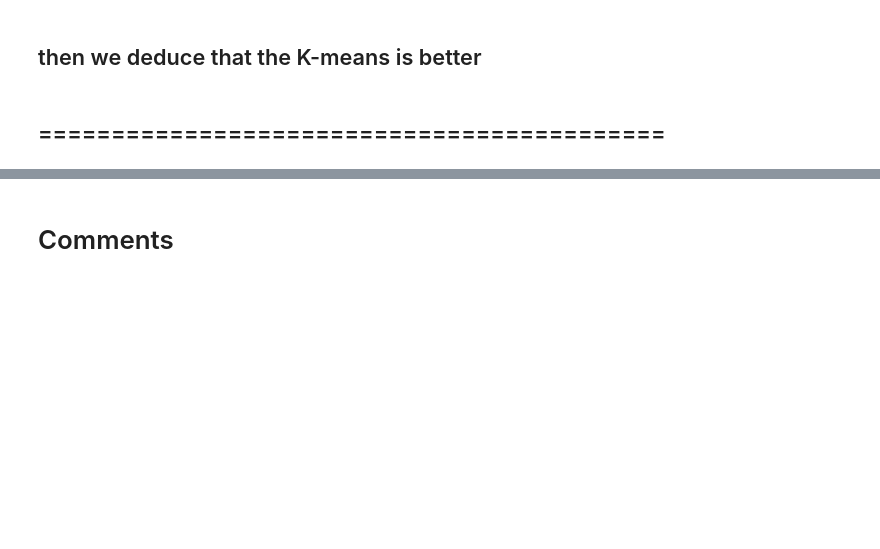
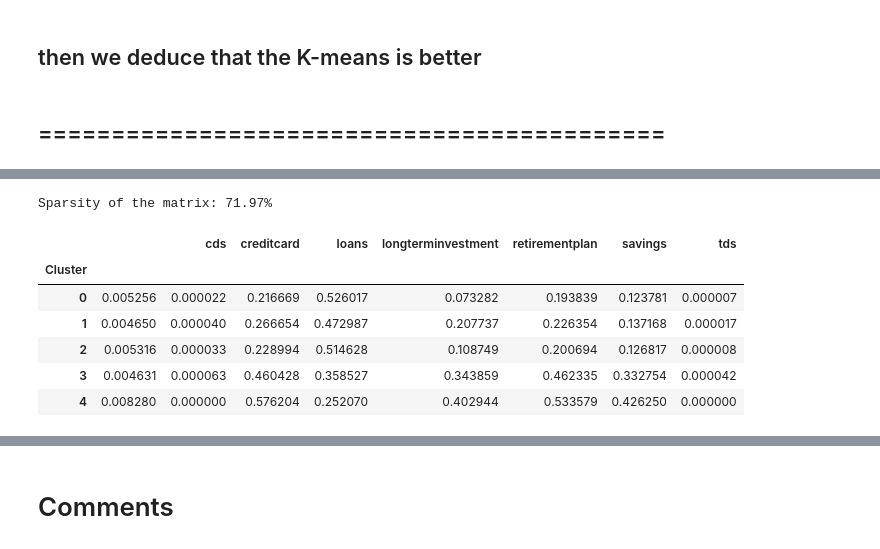
Before and after one commit to mohamedAlaa26/Bank_Customer_Transactions, a Jupyter notebook: Bank_transactions_proj.ipynb, the cells around one changed output, grey strips where cells are left out. Saved outputs shown, nothing was run; the diff lists cells and outputs as text; code cells hidden in the pictures; blank space fills up the shorter version.

```diff
--- a/Bank_transactions_proj.ipynb
+++ b/Bank_transactions_proj.ipynb
@@ -863,8 +1023,30 @@ customer_df.head()
+# %%
+# Step 1: Select only product columns (your item interaction matrix)
+product_cols = ['cds', 'creditcard', 'loans', 'longterminvestment',
+                'retirementplan', 'savings', 'tds']
+
+# Step 2: Create the user-item matrix
+user_item_matrix = customer_df[product_cols]
+
+# Step 3: Calculate sparsity
+total_possible_interactions = user_item_matrix.shape[0] * user_item_matrix.shape[1]
+actual_interactions = user_item_matrix.values.sum()
+
+sparsity = 1 - (actual_interactions / total_possible_interactions)
+
+print(f"Sparsity of the matrix: {sparsity:.2%}")
+# %% [output]
+Sparsity of the matrix: 71.97%
 # %%
 # Step 1: Normalize and split product names
-customer_df['OwnedProducts_first'] = customer_df['OwnedProducts_first'].str.lower().str.replace(' ', '')
+import re
+
+def clean_product_string(product_string):
+    # Lowercase, remove spaces and quotes
+    return re.sub(r'[\"\']', '', product_string.lower().replace(' ', ''))
+
+customer_df['OwnedProducts_first'] = customer_df['OwnedProducts_first'].apply(clean_product_string)
 customer_df['OwnedProducts_list'] = customer_df['OwnedProducts_first'].str.split(',')
-
 # Step 2: Create binary ownership columns
 from sklearn.preprocessing import MultiLabelBinarizer
 
@@ -880,4 +1062,15 @@ customer_df = pd.concat([customer_df, owned_product_df], axis=1)
 # %%
 product_cols = mlb.classes_.tolist()  # ['cds', 'creditcard', 'loans', 'longterminvestment', 'retirementplan', 'savings']
 
 cluster_product_profile = customer_df.groupby('Cluster')[product_cols].mean()
+cluster_product_profile = cluster_product_profile.loc[:, ~cluster_product_profile.columns.duplicated()]
+
+cluster_product_profile
+# %% [output]
+|  |  | cds | creditcard | loans | longterminvestment | retirementplan | savings | tds |
+| Cluster |  |  |  |  |  |  |  |  |
+| 0 | 0.005256 | 0.000022 | 0.216669 | 0.526017 | 0.073282 | 0.193839 | 0.123781 | 0.000007 |
+| 1 | 0.004650 | 0.000040 | 0.266654 | 0.472987 | 0.207737 | 0.226354 | 0.137168 | 0.000017 |
+| 2 | 0.005316 | 0.000033 | 0.228994 | 0.514628 | 0.108749 | 0.200694 | 0.126817 | 0.000008 |
+| 3 | 0.004631 | 0.000063 | 0.460428 | 0.358527 | 0.343859 | 0.462335 | 0.332754 | 0.000042 |
+| 4 | 0.008280 | 0.000000 | 0.576204 | 0.252070 | 0.402944 | 0.533579 | 0.426250 | 0.000000 |
```
Also changed, not shown: parts of 33 cells of this notebook.
